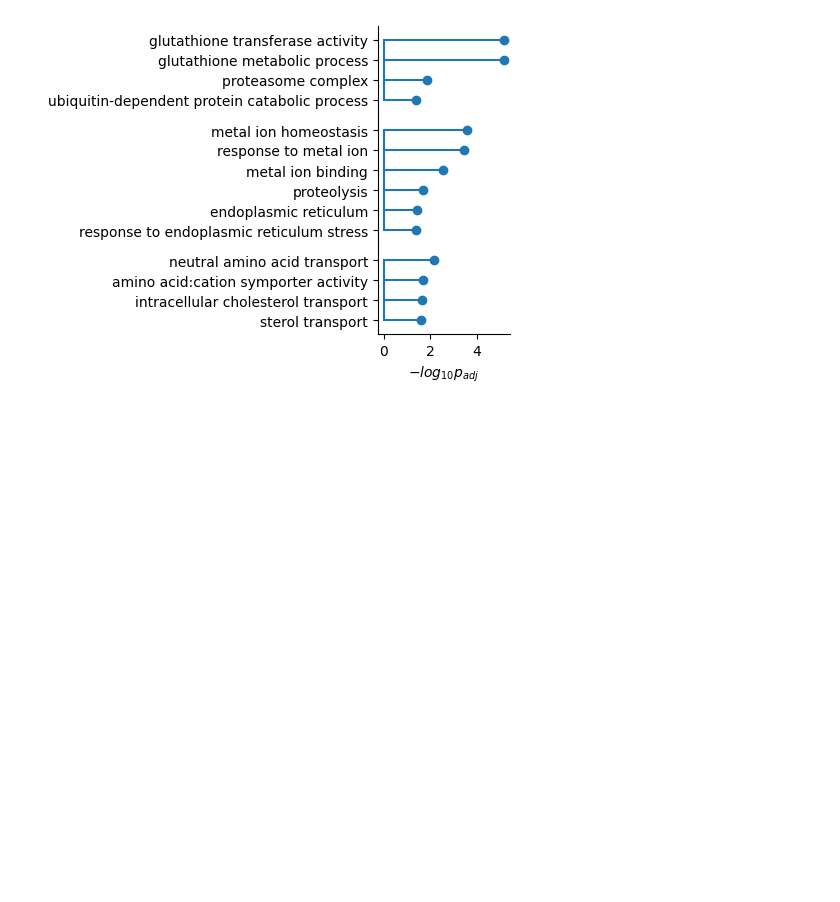
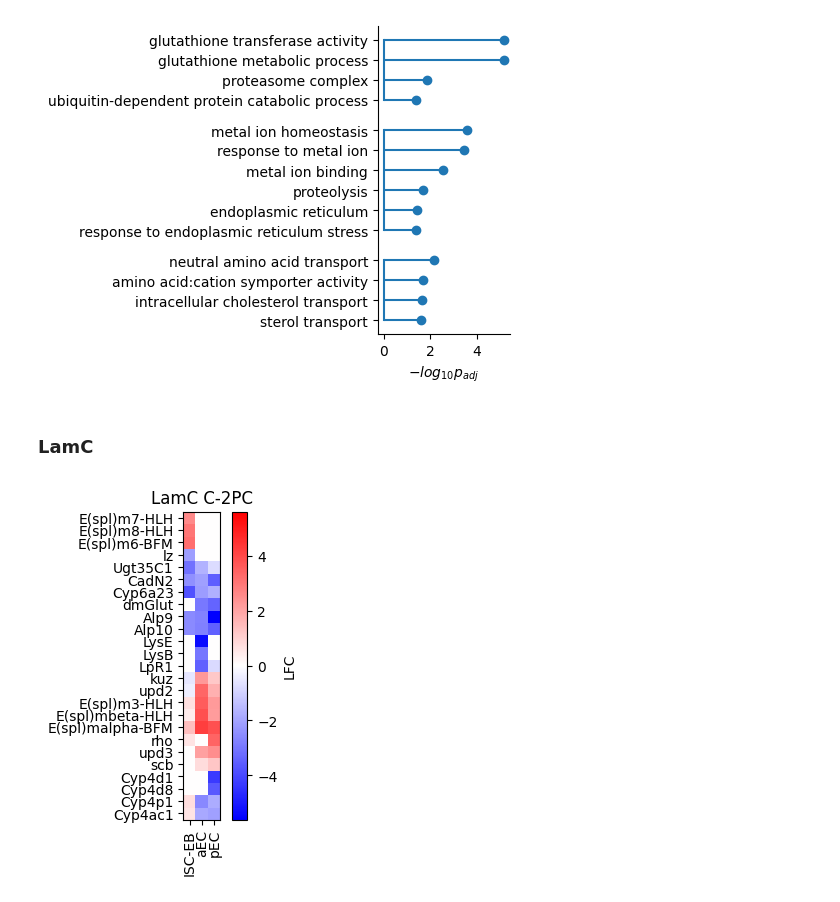
Before and after one commit to hawkjo/scptseq_analysis, a Jupyter notebook: DE_and_GO.ipynb, the cells around one changed output. Saved outputs shown, nothing was run; the diff lists cells and outputs as text; code cells hidden in the pictures; blank space fills up the shorter version.

```diff
--- a/DE_and_GO.ipynb
+++ b/DE_and_GO.ipynb
@@ -331,3 +386,35 @@ ax.spines['top'].set_visible(False)
 ax.spines['right'].set_visible(False)
 # %% [output]
 [figure]
+# %% [markdown]
+### LamC
+# %%
+celltypes = ['ISC-EB', 'aEC', 'pEC']
+
+results_df_given_ct = {ct: de_and_go_results[f'LC_DE_T10_{ct}_C-2PC'] for ct in celltypes}
+genes_of_interest = [
+    'E(spl)m7-HLH', 'E(spl)m8-HLH', 'E(spl)m6-BFM', 'lz', 'Ugt35C1', 'CadN2', 'Cyp6a23',
+    'dmGlut', 'Alp9', 'Alp10', 'LysE', 'LysB', 'LpR1', 'kuz', 'upd2', 'E(spl)m3-HLH', 'E(spl)mbeta-HLH', 'E(spl)malpha-BFM',
+    'rho', 'upd3', 'scb', 'Cyp4d1', 'Cyp4d8', 'Cyp4p1', 'Cyp4ac1',
+]
+X = np.zeros((len(genes_of_interest), len(celltypes)))
+for i, goi in enumerate(genes_of_interest):
+    for j, ct in enumerate(celltypes):
+        try:
+            X[i, j] = results_df_given_ct[ct].loc[goi, 'log2FoldChange']
+        except KeyError:
+            pass
+
+fig, ax = plt.subplots(figsize=(3, 4))
+extreme = max(abs(X.min()), X.max())
+m = ax.matshow(X, vmin=-extreme, vmax=extreme, cmap='bwr')
+ax.set_xticks(range(len(celltypes)))
+ax.set_xticklabels(celltypes, rotation=90)
+ax.set_yticks(range(len(genes_of_interest)))
+ax.set_yticklabels(genes_of_interest)
+ax.xaxis.set_ticks_position('bottom')
+ax.set_title(f'LamC C-2PC')
+cbar = plt.colorbar(m)
+cbar.set_label('LFC')
+# %% [output]
+[figure, added]
```
Also changed, not shown: parts of 7 cells of this notebook, 1 other file.
